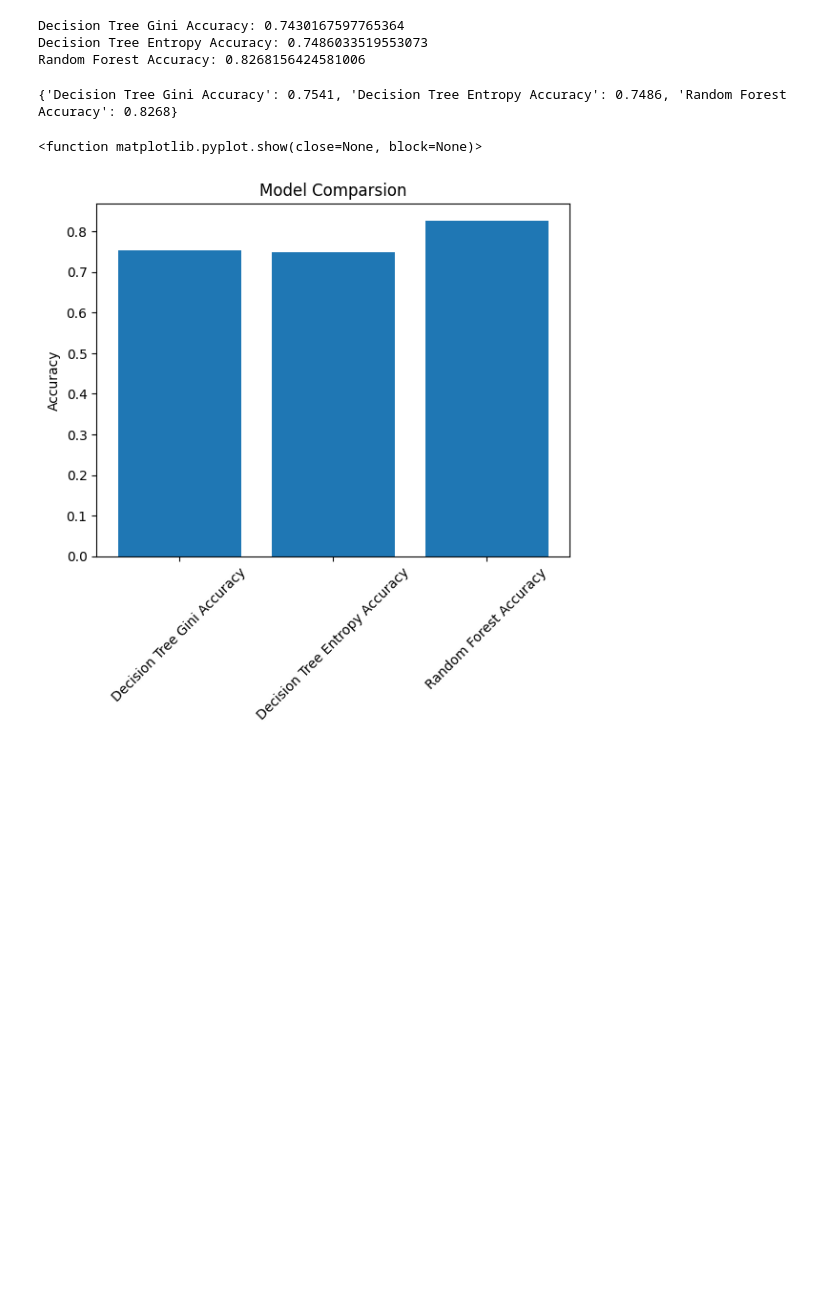
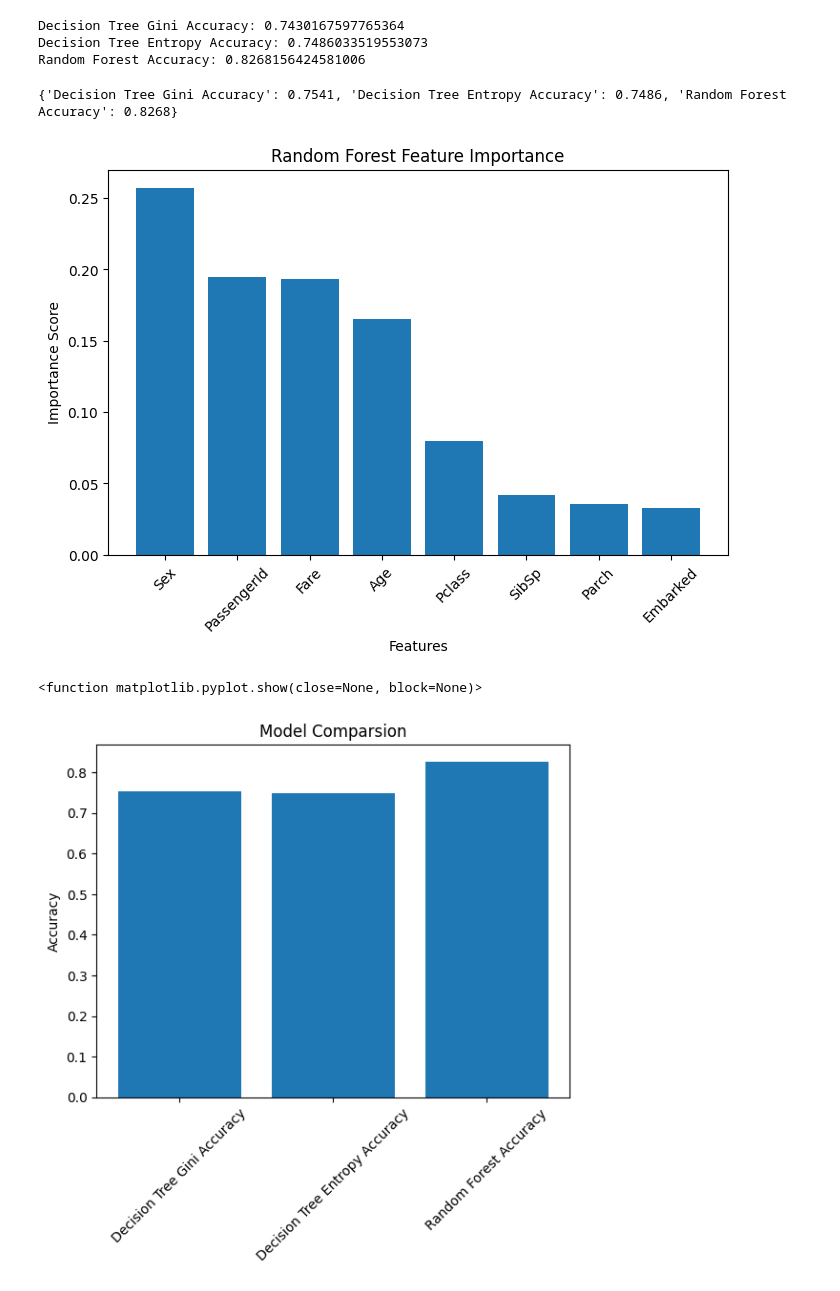
Before and after one commit to ishu-2608/Titanic-Survival-Prediction-ML, a Jupyter notebook: supervised.ipynb, the cells around one changed output. Drawn from its saved outputs; the diff is of its cells as text; code cells hidden in the pictures; blank space fills up the shorter version.

Commit message:
Update visual results with correct graphs

```diff
--- a/supervised.ipynb
+++ b/supervised.ipynb
@@ -256,6 +256,23 @@ results = {
 print(results)
 # %% [output]
 {'Decision Tree Gini Accuracy': 0.7541, 'Decision Tree Entropy Accuracy': 0.7486, 'Random Forest Accuracy': 0.8268}
+# %%
+feature_importance = pd.DataFrame({ "Feature": x.columns,"Importance": model.feature_importances_})
+
+feature_importance = feature_importance.sort_values(by="Importance",ascending=False)
+
+plt.figure(figsize=(8,5))
+plt.bar(feature_importance["Feature"],feature_importance["Importance"])
+
+plt.title("Random Forest Feature Importance")
+plt.xlabel("Features")
+plt.ylabel("Importance Score")
+plt.xticks(rotation=45)
+
+plt.savefig("feature_importance_random_forest.png", bbox_inches="tight")
+plt.show()
+# %% [output]
+[figure, added]
 # %%
 plt.bar(results.keys() , results.values())
 plt.title("Model Comparsion")
```
Also changed, not shown: parts of 2 cells of this notebook, 3 other files.
